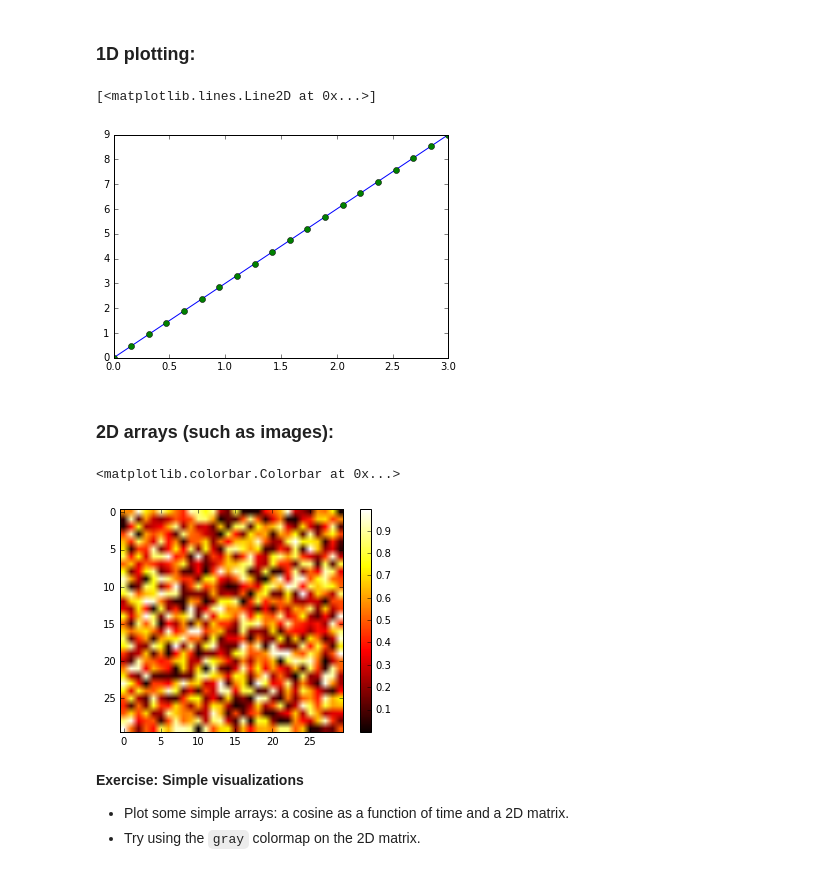
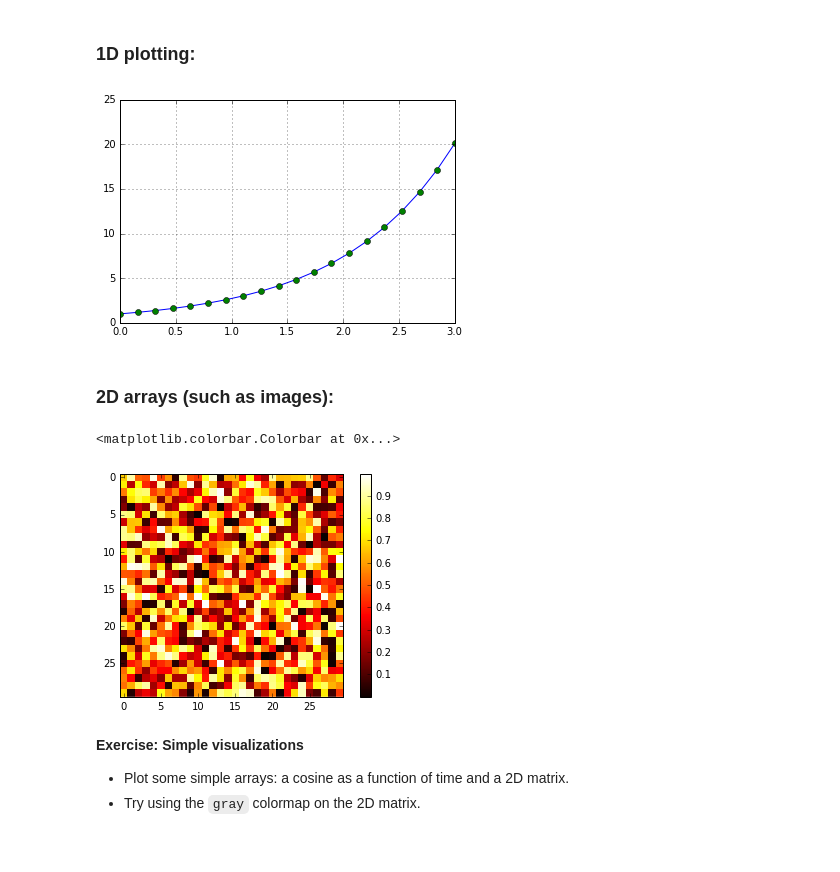
Before and after one commit to standarddeviant/scipy-lecture-notes, a Jupyter notebook: intro/numpy/intro_numpy.ipynb, the cells around one changed output. Cells and saved outputs as stored; diff of their text form; code cells hidden in the pictures.

```diff
--- a/intro/numpy/intro_numpy.ipynb
+++ b/intro/numpy/intro_numpy.ipynb
@@ -210,21 +221,21 @@ Once IPython has started, enable interactive plots:
 ### **1D plotting**:
 # %%
 x = linspace(0, 3, 20)
-y = linspace(0, 9, 20)
+y = exp(x)
 plot(x, y)       # line plot
 plot(x, y, 'o')  # dot plot
+grid(True)
 # %% [output]
-[<matplotlib.lines.Line2D at 0x...>]
-[figure, old version]
+[figure, new version]
 # %% [markdown]
 ### **2D arrays** (such as images):
 # %%
 image = rand(30, 30)
-imshow(image, cmap=plt.cm.hot)
+imshow(image, cmap=plt.cm.hot, interpolation='none')
 colorbar()
 # %% [output]
 <matplotlib.colorbar.Colorbar at 0x...>
-[figure, old version]
+[figure, new version]
 # %% [markdown]
 ****Exercise: Simple visualizations****
 
```
Also changed, not shown: parts of 9 cells of this notebook, 1 other file.
